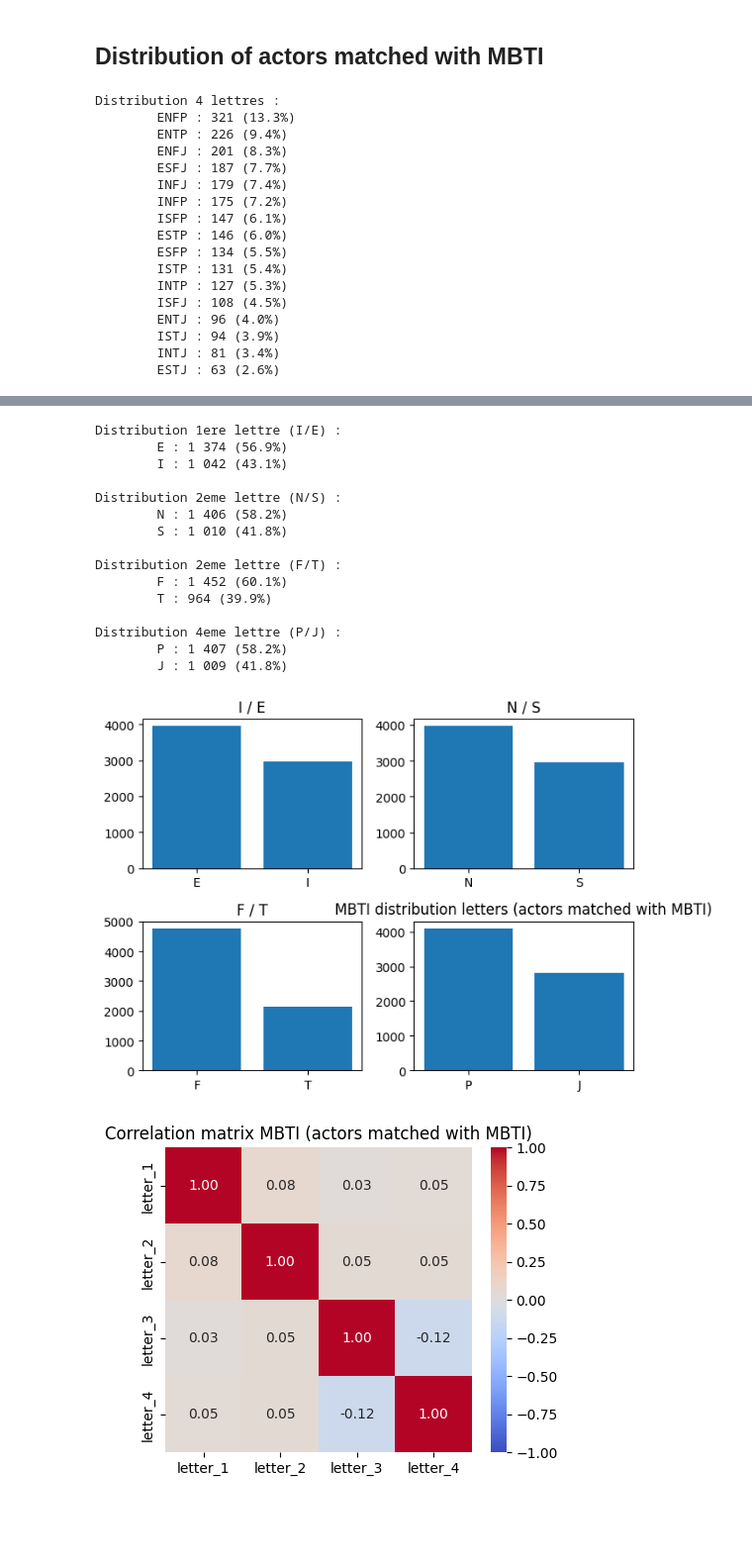
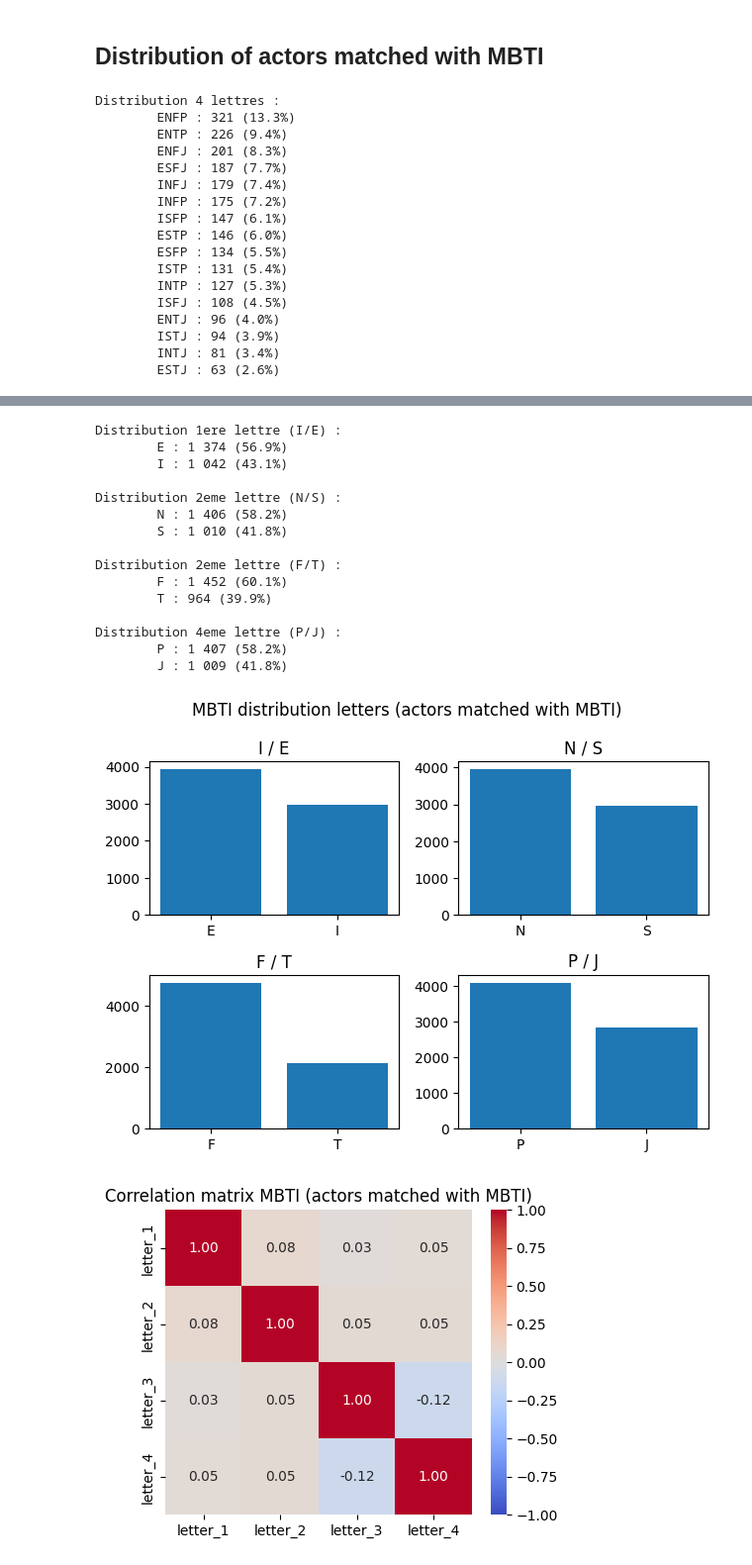
Before and after one commit to DavidGabrielPapa/TheseDeMaster, a Jupyter notebook: mbti.ipynb, the cells around one changed output, grey strips where cells are left out. Shown at 99% size. Drawn from its saved outputs; the diff is of its cells as text; code cells hidden in the pictures; blank space fills up the shorter version.

```diff
--- a/mbti.ipynb
+++ b/mbti.ipynb
@@ -1272,6 +1280,7 @@ plt.xlabel("Number")
 plt.ylabel("MBTI type")
 
 plt.tight_layout()
+plt.savefig("Images/MBTI/distribution_types_matched.png", bbox_inches='tight', dpi=150)
 plt.show()
 
 print("\nDistribution 1ere lettre (I/E) :")
@@ -1291,6 +1300,7 @@ for name, count in mbti_match['letter_4'].value_counts().items() :
     print(f"\t{name} : {count:,} ({count/len(mbti_match) *100:.1f}%)".replace(",", " "))
 
 fig, axes = plt.subplots(2, 2)
+fig.suptitle("MBTI distribution letters (actors matched with MBTI)")
 
 # 1ère lettre (I/E)
 counts1 = actors_mbti['letter_1'].value_counts()
@@ -1313,7 +1323,7 @@ axes[1, 1].bar(counts4.index, counts4.values)
 axes[1, 1].set_title("P / J")
 
 plt.tight_layout()
-plt.title("MBTI distribution letters (actors matched with MBTI)")
+plt.savefig("Images/MBTI/distribution_by_letter_matched.png", bbox_inches='tight', dpi=150)
 plt.show()
 # %% [output]
 Distribution 4 lettres :
@@ -1322,34 +1332,34 @@ Distribution 4 lettres :
         ENFJ : 201 (8.3%)
         ESFJ : 187 (7.7%)
         INFJ : 179 (7.4%)
         INFP : 175 (7.2%)
         ISFP : 147 (6.1%)
         ESTP : 146 (6.0%)
         ESFP : 134 (5.5%)
         ISTP : 131 (5.4%)
         INTP : 127 (5.3%)
         ISFJ : 108 (4.5%)
         ENTJ : 96 (4.0%)
         ISTJ : 94 (3.9%)
         INTJ : 81 (3.4%)
         ESTJ : 63 (2.6%)
 [figure]
 Distribution 1ere lettre (I/E) :
         E : 1 374 (56.9%)
         I : 1 042 (43.1%)
 
 Distribution 2eme lettre (N/S) :
         N : 1 406 (58.2%)
         S : 1 010 (41.8%)
 
 Distribution 2eme lettre (F/T) :
         F : 1 452 (60.1%)
         T : 964 (39.9%)
 
 Distribution 4eme lettre (P/J) :
         P : 1 407 (58.2%)
         J : 1 009 (41.8%)
-[figure, old version]
+[figure, new version]
 # %%
 # Mapping to transform letters into numbers
 mapping = {'letter_1': {'E': 1, 'I': 0},
```
Also changed, not shown: parts of 16 cells of this notebook, 11 other files.
